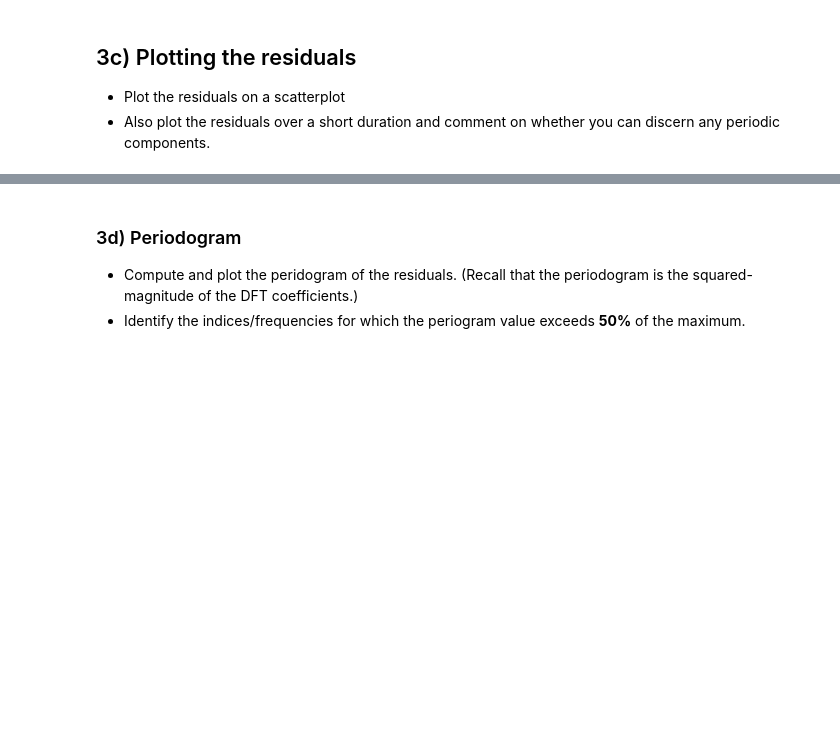
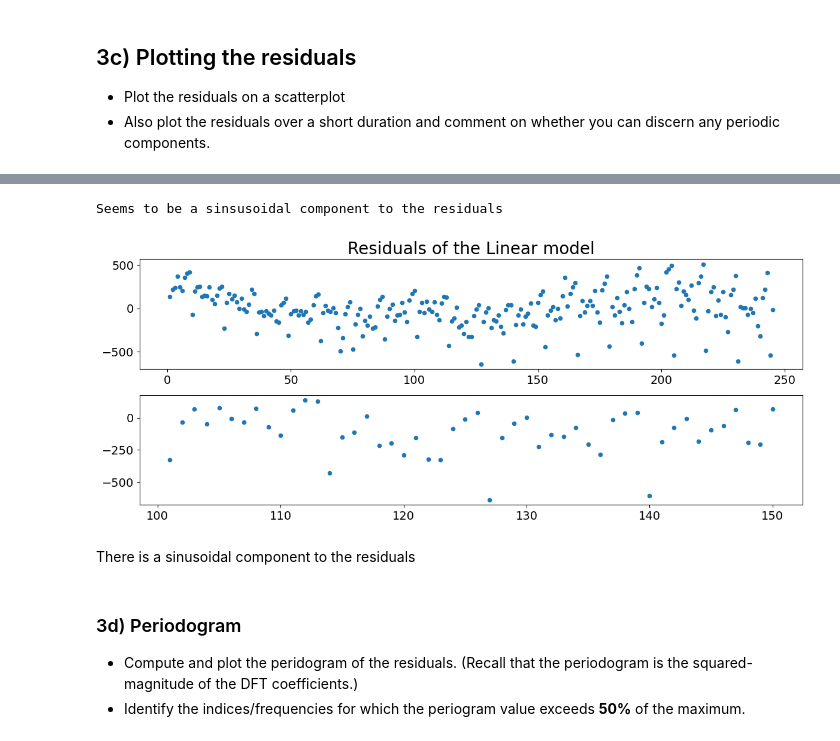
Before and after one commit to Ben-Fenocchi/Data-science-coursework, a Jupyter notebook: Exercises/03 Exercise Notebook 3.ipynb, the cells around one changed output, grey strips where cells are left out. Saved outputs shown, nothing was run; the diff lists cells and outputs as text; code cells hidden in the pictures; blank space fills up the shorter version.

```diff
--- a/Exercises/03 Exercise Notebook 3.ipynb
+++ b/Exercises/03 Exercise Notebook 3.ipynb
@@ -78,3 +135,21 @@ All numerical outputs should be displayed to three decimal places.
+# %%
+# Your code here
+residuals = yvals - fitLine
+
+
+plt.rcParams['figure.figsize'] = [12, 5]
+plt.subplot(211)
+plt.scatter(xvals, residuals, s=20)
+plt.title('Residuals of the Linear model')
+plt.subplot(212)
+plt.scatter(xvals[100:150], residuals[100:150], s=20)
+plt.tight_layout()
+print("Seems to be a sinsusoidal component to the residuals")
+# %% [output]
+Seems to be a sinsusoidal component to the residuals
+[figure, added]
+# %% [markdown]
+There is a sinusoidal component to the residuals
 # %% [markdown]
 ### 3d) Periodogram
 
```
Also changed, not shown: parts of 15 cells of this notebook, 4 other files.
